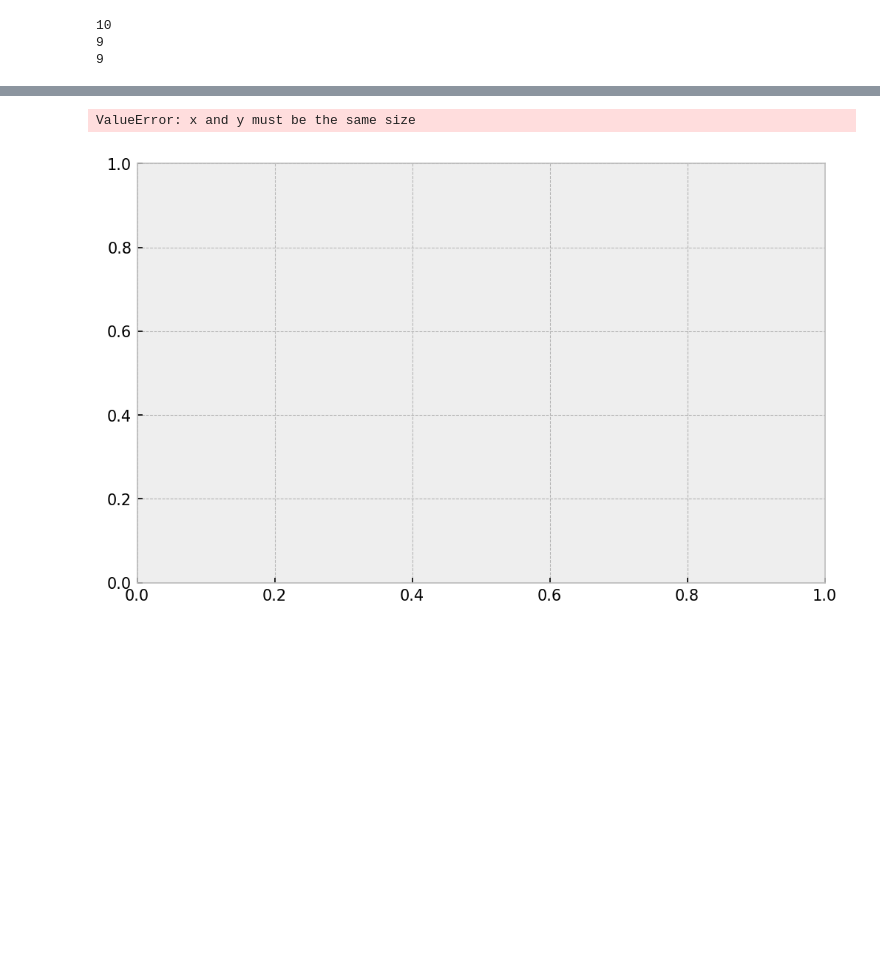
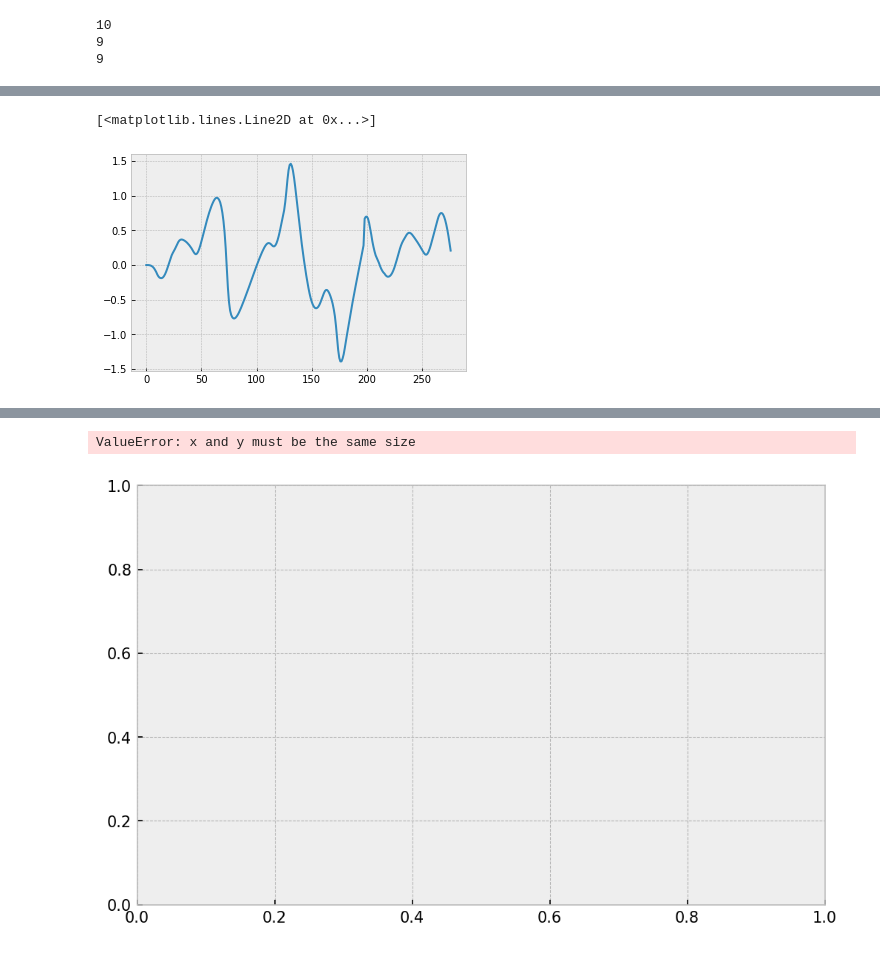
Before and after one commit to AlanLahoud/ZipMPC, a Jupyter notebook: results.ipynb, the cells around one changed output, grey strips where cells are left out. Saved outputs shown, nothing was run; the diff lists cells and outputs as text; code cells hidden in the pictures; blank space fills up the shorter version.

```diff
--- a/results.ipynb
+++ b/results.ipynb
@@ -280,0 +285,5 @@ lap_time_T, finished_T, x_full_T, _, _ = eval_lap(x0_lap_pred, Q_manual, p_manua
+# %%
+plt.plot(x_full[2])
+# %% [output]
+[<matplotlib.lines.Line2D at 0x...>]
+[figure, added]
```
Also changed, not shown: parts of 18 cells of this notebook, 1 other file.
